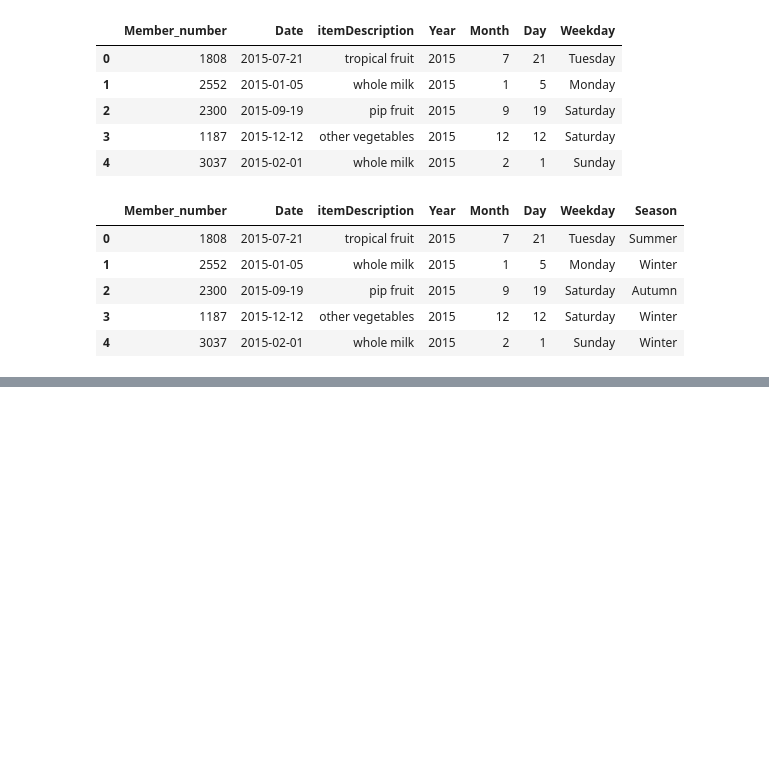
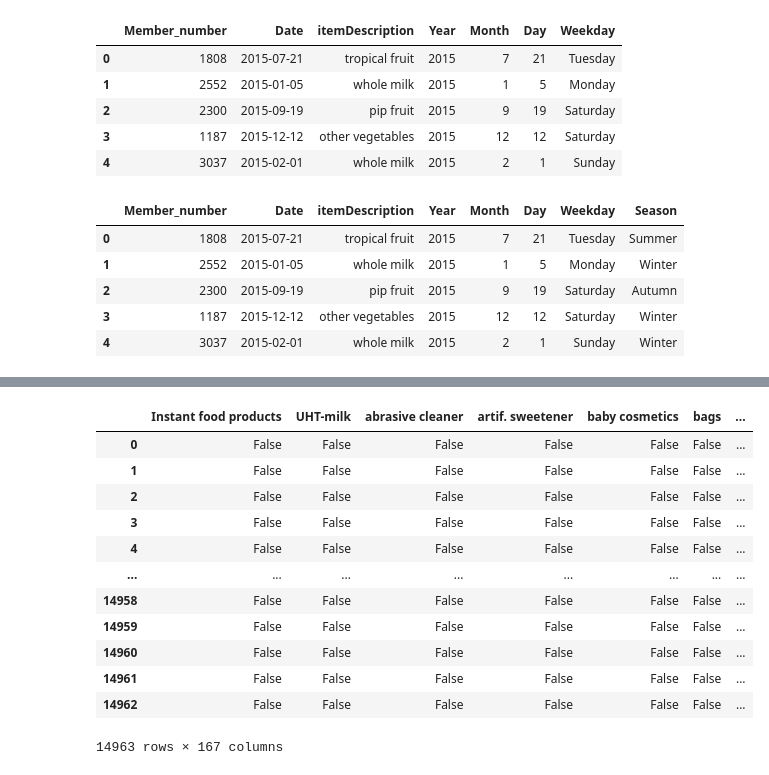
Before and after one commit to manbavaran/Association_Rules_Groceries, a Jupyter notebook: src/Association_Rules_Groceries.ipynb, the cells around one changed output, grey strips where cells are left out. Drawn from its saved outputs; the diff is of its cells as text; code cells hidden in the pictures; blank space fills up the shorter version.

```diff
--- a/src/Association_Rules_Groceries.ipynb
+++ b/src/Association_Rules_Groceries.ipynb
@@ -122,0 +250,5 @@ df.head()
+# %%
+# 거래별(트랜잭션별) 카테고리 개수
+category_count = df.groupby(['Member_number', 'Date'])['ItemCategory'].nunique().reset_index(name='NumCategories')
+df = df.merge(category_count, on=['Member_number', 'Date'])
+df.head()
@@ -122,0 +262,10 @@ df.head()
+# %%
+# 거래별 대표 카테고리/최다 카테고리
+
+def get_mode_category(group):
+    return group['ItemCategory'].mode()[0]
+
+mode_cat = df.groupby(['Member_number', 'Date']).apply(get_mode_category).reset_index(name='MainCategory')
+df = df.merge(mode_cat, on=['Member_number', 'Date'])
+
+df.head()
@@ -122,0 +307,21 @@ df.head()
+# %%
+from mlxtend.preprocessing import TransactionEncoder
+
+te = TransactionEncoder()
+te_ary = te.fit(transactions_item).transform(transactions_item)
+df_matrix = pd.DataFrame(te_ary, columns=te.columns_)
+df_matrix
+# %% [output]
+|  | Instant food products | UHT-milk | abrasive cleaner | artif. sweetener | baby cosmetics | bags | ... |
+| 0 | False | False | False | False | False | False | ... |
+| 1 | False | False | False | False | False | False | ... |
+| 2 | False | False | False | False | False | False | ... |
+| 3 | False | False | False | False | False | False | ... |
+| 4 | False | False | False | False | False | False | ... |
+| ... | ... | ... | ... | ... | ... | ... | ... |
+| 14958 | False | False | False | False | False | False | ... |
+| 14959 | False | False | False | False | False | False | ... |
+| 14960 | False | False | False | False | False | False | ... |
+| 14961 | False | False | False | False | False | False | ... |
+| 14962 | False | False | False | False | False | False | ... |
+14963 rows × 167 columns
```
Also changed, not shown: parts of 20 cells of this notebook.
